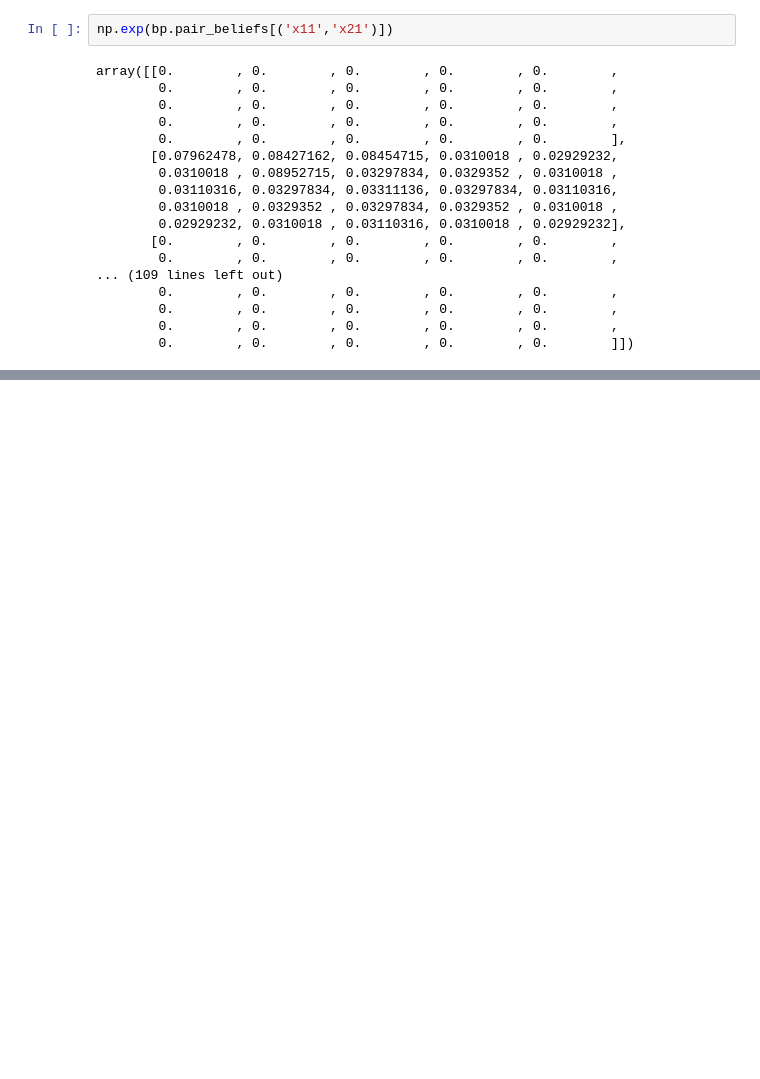
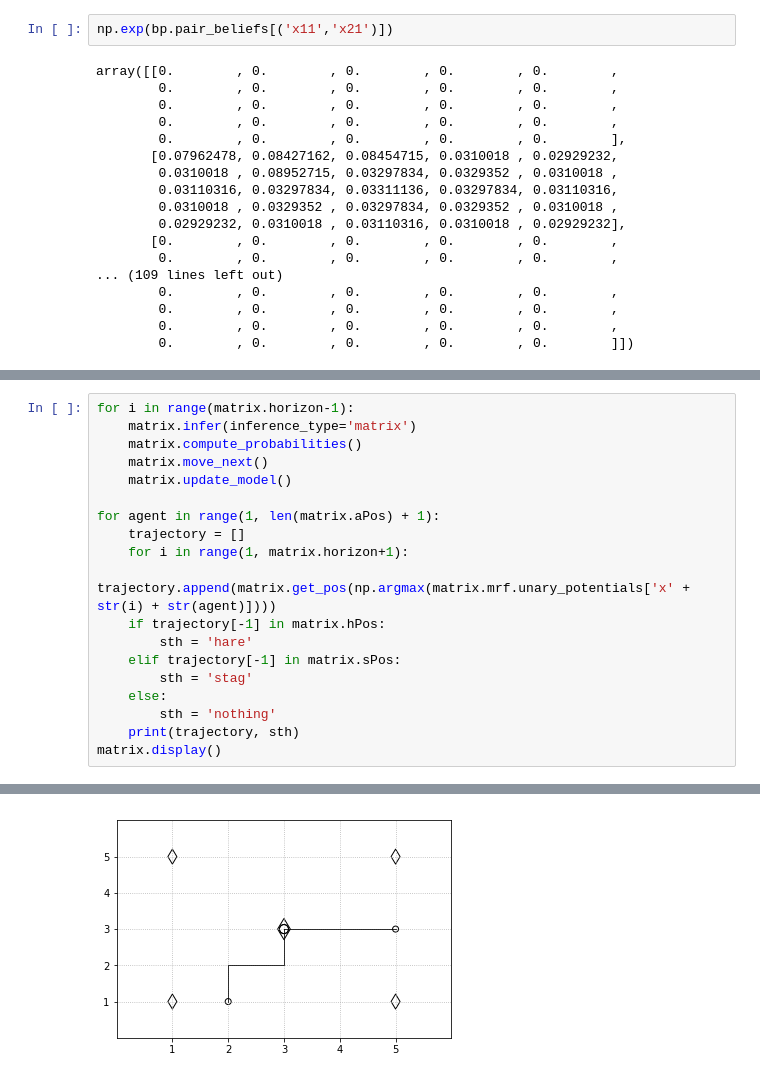
Before and after one commit to asfandyar1/staghunt, a Jupyter notebook: ground_truth.ipynb, the cells around one changed output, grey strips where cells are left out. Drawn from its saved outputs; the diff is of its cells as text; blank space fills up the shorter version.

```diff
--- a/ground_truth.ipynb
+++ b/ground_truth.ipynb
@@ -188,0 +446,20 @@ test.compute_probabilities()
+# %%
+for i in range(matrix.horizon-1):
+    matrix.infer(inference_type='matrix')
+    matrix.compute_probabilities()
+    matrix.move_next()
+    matrix.update_model()
+
+for agent in range(1, len(matrix.aPos) + 1):
+    trajectory = []
+    for i in range(1, matrix.horizon+1):
+        trajectory.append(matrix.get_pos(np.argmax(matrix.mrf.unary_potentials['x' + str(i) + str(agent)])))
+    if trajectory[-1] in matrix.hPos:
+        sth = 'hare'
+    elif trajectory[-1] in matrix.sPos:
+        sth = 'stag'
+    else:
+        sth = 'nothing'
+    print(trajectory, sth)
+matrix.display()
+# %% [output]
@@ -188,0 +471 @@ test.compute_probabilities()
+[figure, added]
```
Also changed, not shown: parts of 65 cells of this notebook, 4 other files.
